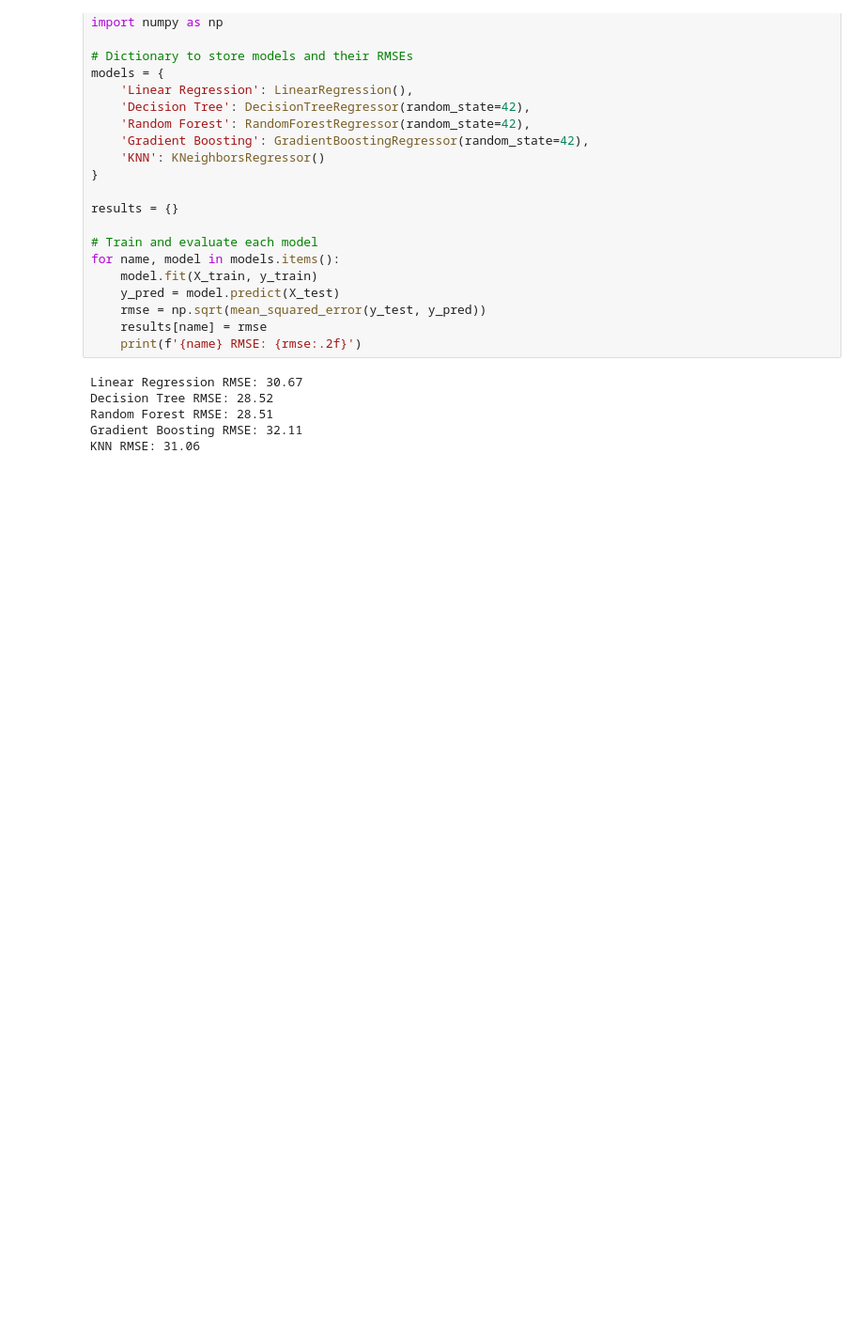
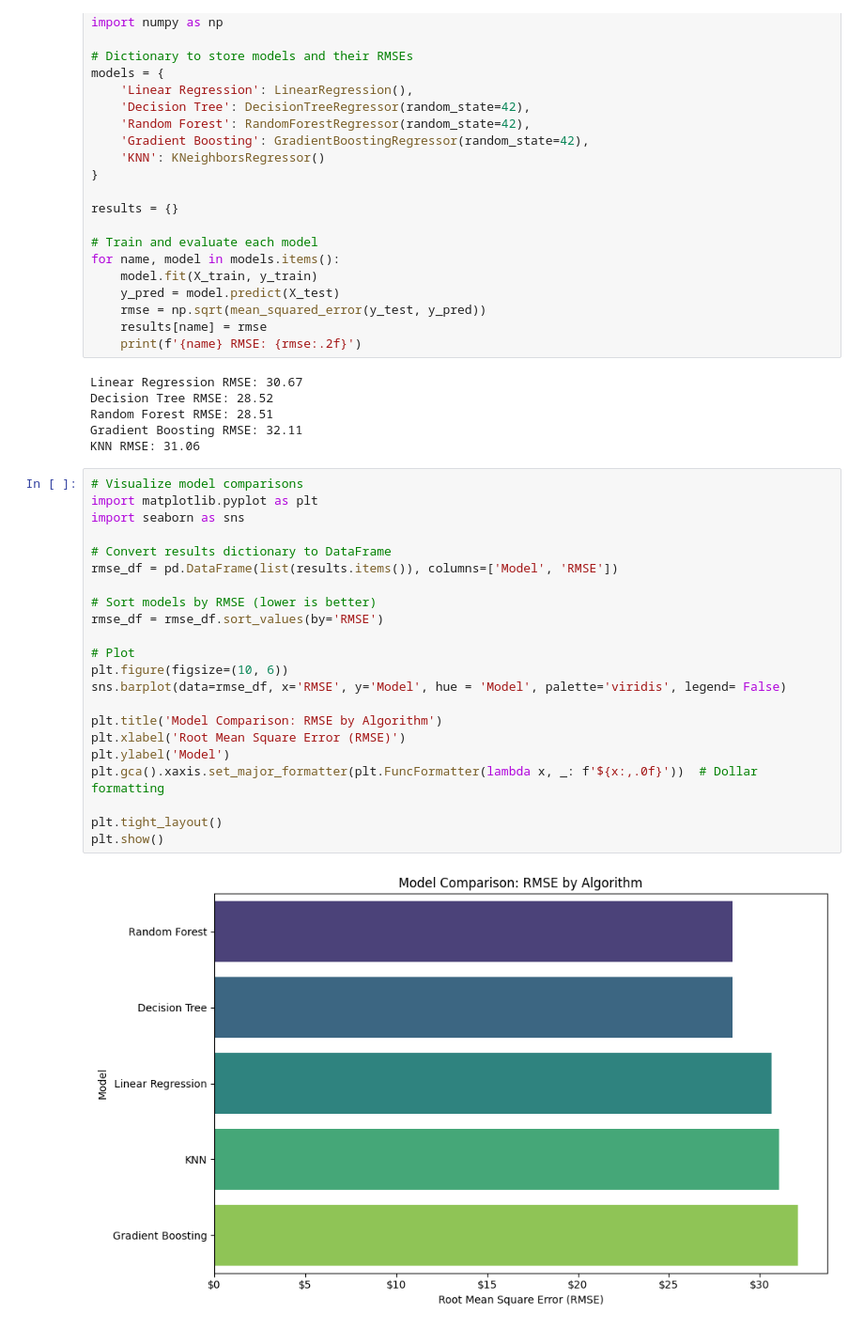
Before and after one commit to ceradrake/Capstone-Project, a Jupyter notebook: capstonemachinelearning.ipynb, the cells around one changed output. Shown: that part at 94% size. Saved outputs shown, nothing was run; the diff lists cells and outputs as text; blank space fills up the shorter version.

Commit message:
Create graph to visualize model performance

```diff
--- a/capstonemachinelearning.ipynb
+++ b/capstonemachinelearning.ipynb
@@ -207,3 +207,27 @@ Decision Tree RMSE: 28.52
 Random Forest RMSE: 28.51
 Gradient Boosting RMSE: 32.11
 KNN RMSE: 31.06
+# %%
+# Visualize model comparisons
+import matplotlib.pyplot as plt
+import seaborn as sns
+
+# Convert results dictionary to DataFrame
+rmse_df = pd.DataFrame(list(results.items()), columns=['Model', 'RMSE'])
+
+# Sort models by RMSE (lower is better)
+rmse_df = rmse_df.sort_values(by='RMSE')
+
+# Plot
+plt.figure(figsize=(10, 6))
+sns.barplot(data=rmse_df, x='RMSE', y='Model', hue = 'Model', palette='viridis', legend= False)
+
+plt.title('Model Comparison: RMSE by Algorithm')
+plt.xlabel('Root Mean Square Error (RMSE)')
+plt.ylabel('Model')
+plt.gca().xaxis.set_major_formatter(plt.FuncFormatter(lambda x, _: f'${x:,.0f}'))  # Dollar formatting
+
+plt.tight_layout()
+plt.show()
+# %% [output]
+[figure, added]
```
